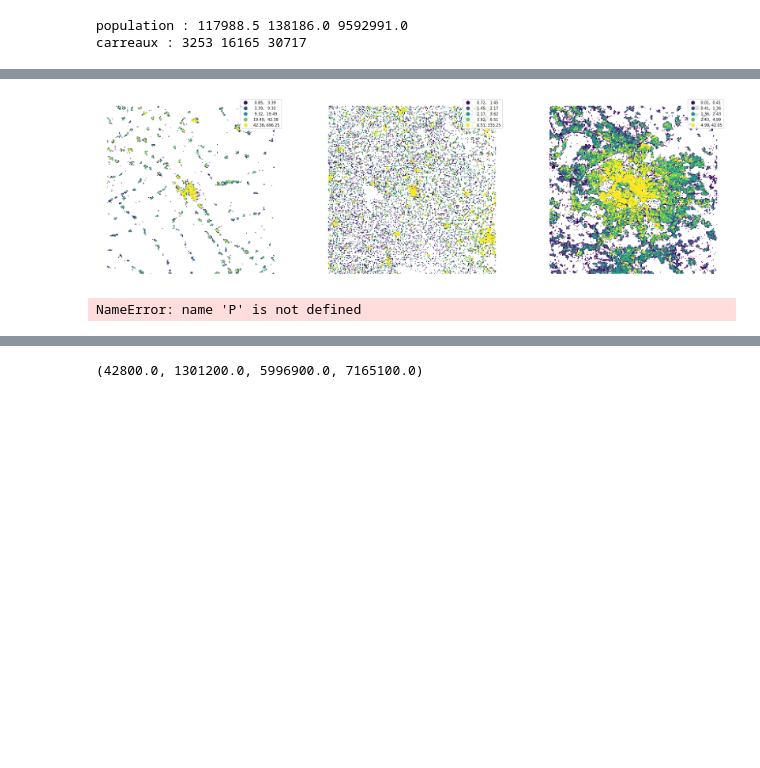
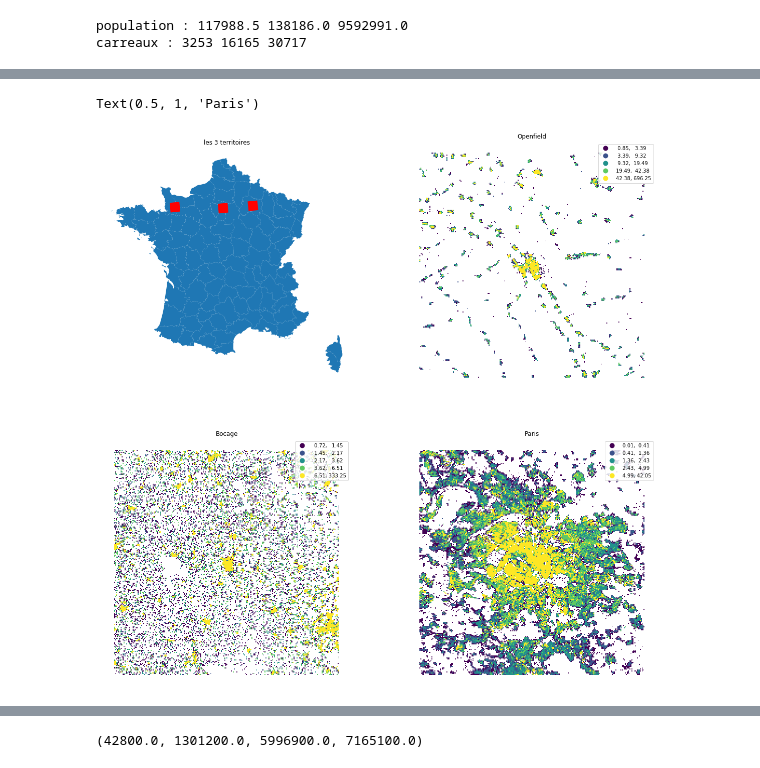
Before and after one commit to fsemecurbe/GWFA, a Jupyter notebook: D0c1c2.ipynb, the cells around one changed output, grey strips where cells are left out. Drawn from its saved outputs; the diff is of its cells as text; code cells hidden in the pictures; blank space fills up the shorter version.

```diff
--- a/D0c1c2.ipynb
+++ b/D0c1c2.ipynb
@@ -52,3 +53,13 @@ carreaux : 3253 16165 30717
 saire_paris = btbpy.dfToGrid(aire_paris, '2154', 200, verbose=False)
 saire_bocage = btbpy.dfToGrid(aire_bocage, '2154', 200, verbose=False)
 saire_openfield = btbpy.dfToGrid(aire_openfield, '2154', 200, verbose=False)
+# %%
+localisation = pd.DataFrame({'x' : [3908800, 3524600, 3761000], 'y' :  [2887400, 2917600, 2889800]})
+localisation = btbpy.dfToGrid(localisation, '3035', 48000, verbose=False)
+localisation = localisation.to_crs("EPSG:2154")
+# %%
+shutil.unpack_archive('dep_francemetro_2020.zip')
+dep = gpd.read_file('dep_francemetro_2020.shp')
+ax=dep.plot()
+localisation.plot(ax=ax, color='red')
+ax.set_axis_off()
@@ -55,13 +68,21 @@ saire_openfield = btbpy.dfToGrid(aire_openfield, '2154', 200, verbose=False)
 # %%
-fig, axs = plt.subplots(ncols = 3, figsize=(30,10))
-saire_openfield.plot('P',figsize=(10,10), ax = axs[0], scheme='Quantiles', legend=True)
-axs[0].set_axis_off()
-saire_bocage.plot('P',figsize=(10,10), ax = axs[1], scheme='Quantiles', legend=True)
-axs[1].set_axis_off()
-saire_paris.plot('P',figsize=(10,10), ax = axs[2], scheme='Quantiles', legend=True)
-axs[2].set_axis_off()
+fig, axs = plt.subplots(ncols = 2, nrows= 2, figsize=(20,20))
+dep.plot(ax=axs[0,0])
+localisation.plot(ax=axs[0,0], color='red')
+axs[0,0].set_axis_off()
+axs[0,0].set_title('les 3 territoires')
+saire_openfield.plot('P',figsize=(10,10), ax = axs[0,1], scheme='Quantiles', legend=True)
+axs[0,1].set_axis_off()
+axs[0,1].set_title('Openfield')
+saire_bocage.plot('P',figsize=(10,10), ax = axs[1,0], scheme='Quantiles', legend=True)
+axs[1,0].set_axis_off()
+axs[1,0].set_title('Bocage')
+saire_paris.plot('P',figsize=(10,10), ax = axs[1,1], scheme='Quantiles', legend=True)
+axs[1,1].set_axis_off()
+axs[1,1].set_title('Paris')
 # %% [output]
+Text(0.5, 1, 'Paris')
-[figure, old version]
+[figure, new version]
 # %%
 def alphaq(P, Pq, q):
     return(np.sum(np.log2(P) * Pq))
@@ -98,9 +119,5 @@ def alphaFalpha(M, size, qs):
     falpha = pd.DataFrame(falpha)
     falpha.columns = qs
     return(alpha, falpha, Dq)
-# %%
-entropy(P, q)
-# %% [output]
-NameError: name 'P' is not defined
 # %%
 size = np.array([800, 1600, 3200, 6400])
```
Also changed, not shown: parts of 8 cells of this notebook, 2 other files.
